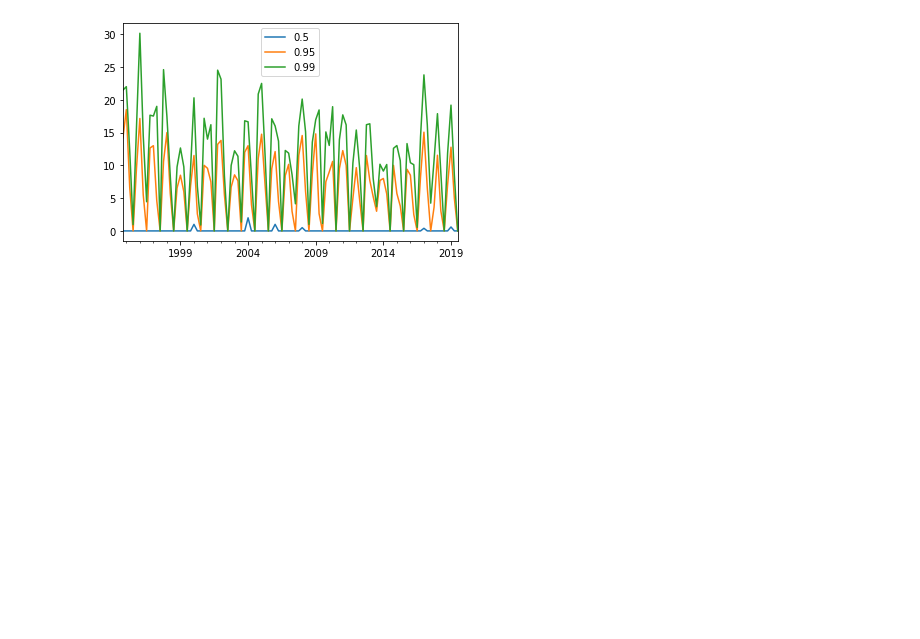
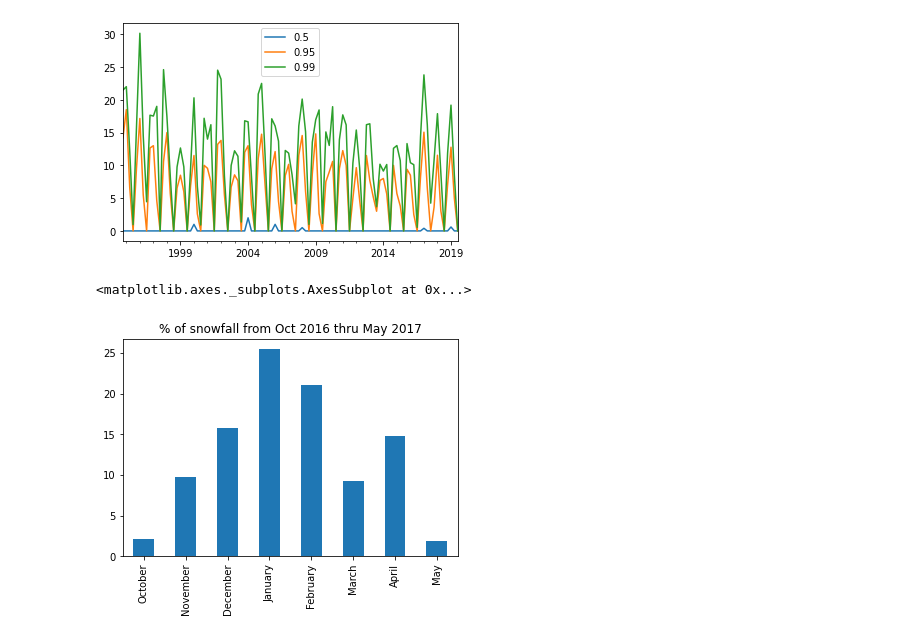
Before and after one commit to jack-cao-623/python_learning, a Jupyter notebook: effective_pandas_ch_14.ipynb, the cells around one changed output. Saved outputs shown, nothing was run; the diff lists cells and outputs as text; code cells hidden in the pictures; blank space fills up the shorter version.

Commit message:
ch 14 series plotting

```diff
--- a/effective_pandas_ch_14.ipynb
+++ b/effective_pandas_ch_14.ipynb
@@ -164,3 +164,17 @@ print(snow[31:60].mean()) # average for the second month
 # %% [output]
 <matplotlib.axes._subplots.AxesSubplot at 0x...>
 [figure]
+# %%
+# snowfall between oct 2016 and may 2017
+(
+    snow.loc['2016-10':'2017-05']                                         # from oct 2016 thru may 2017, inclusive
+      .resample('M')                                                      # group by month
+      .sum()                                                              # total snowfall each month
+      .div(snow.loc['2016-10':'2017-05'].sum())                           # divide by total snowfall during this time period
+      .mul(100)                                                           # multiply by 100; this is a percent
+      .rename(lambda x: x.month_name())                                   # rename index from YYYY-MM-31 to name of month
+      .plot.bar(title = '% of snowfall from Oct 2016 thru May 2017')      # bar plot
+)
+# %% [output]
+<matplotlib.axes._subplots.AxesSubplot at 0x...>
+[figure, added]
```
Also changed, not shown: parts of 7 cells of this notebook.
